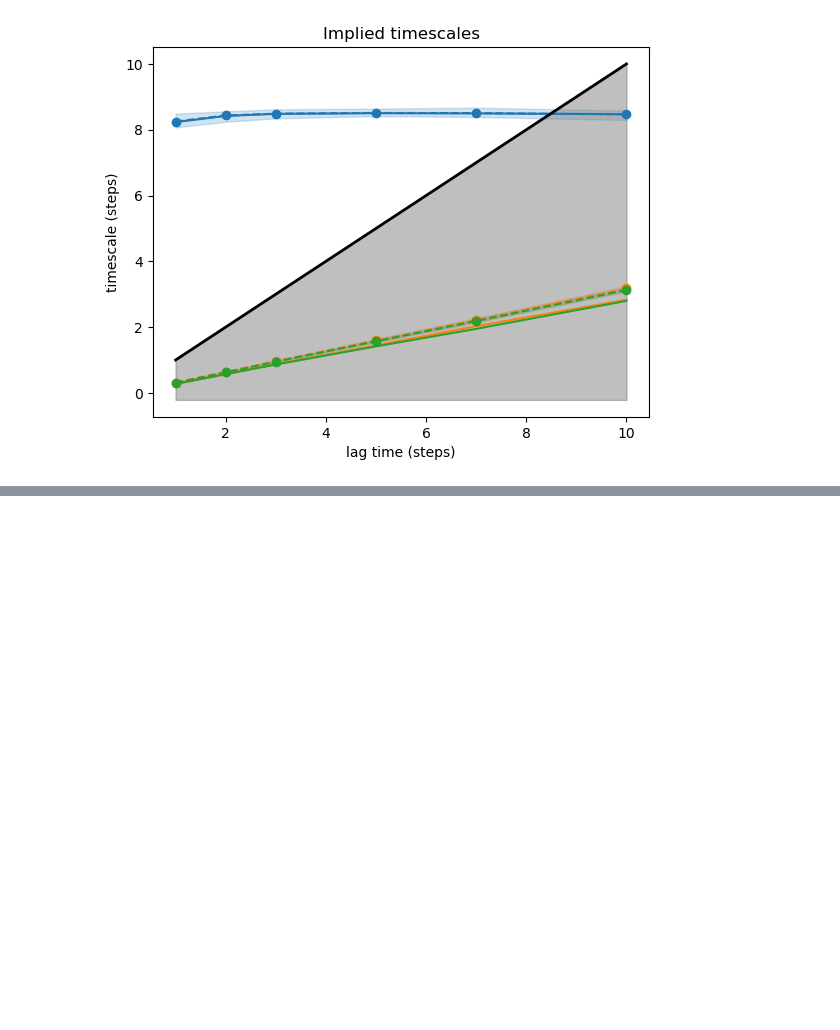
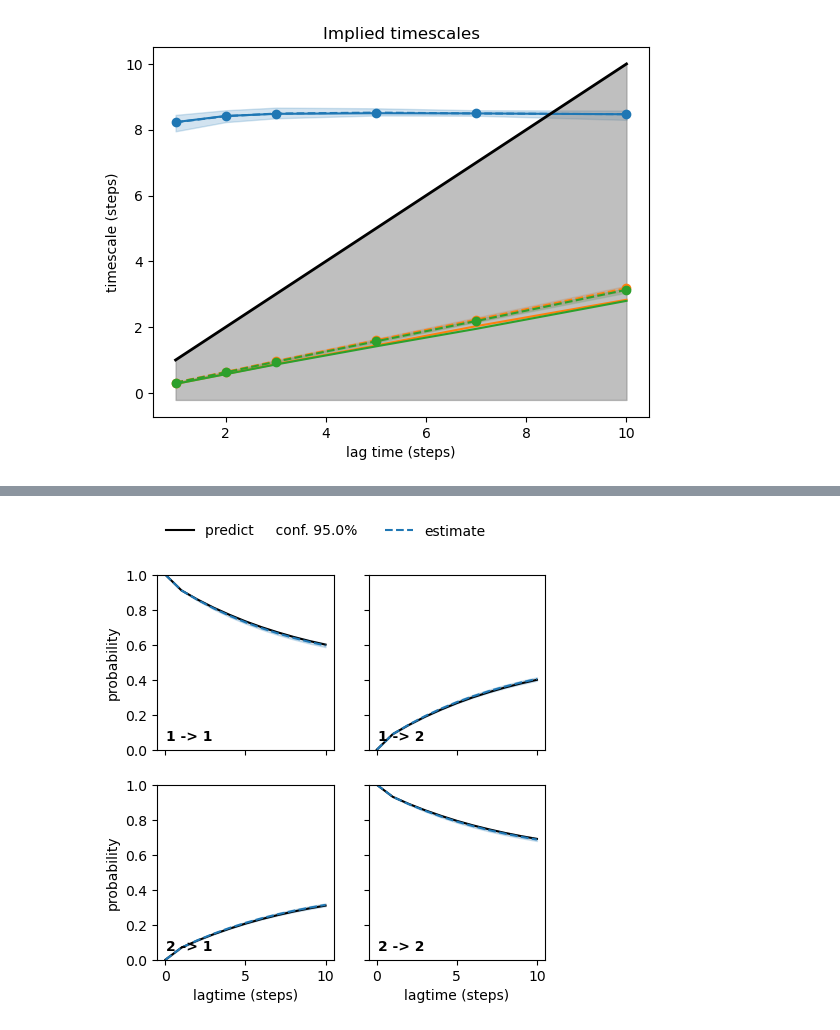
Before and after one commit to Mansbach-Lab/deeptimeMSMs, a Jupyter notebook: step2-msm-estimation-and-validation.ipynb, the cells around one changed output, grey strips where cells are left out. Cells and saved outputs as stored; diff of their text form; code cells hidden in the pictures; blank space fills up the shorter version.

```diff
--- a/step2-msm-estimation-and-validation.ipynb
+++ b/step2-msm-estimation-and-validation.ipynb
@@ -143,0 +193,12 @@ note also the discussion of how to do PCCA++: https://deeptime-ml.github.io/late
+# %%
+from deeptime.plots.chapman_kolmogorov import plot_ck_test
+models = []
+for lag in range(1,11):
+    counts_estimator = TransitionCountEstimator(lagtime=lag, count_mode='effective')
+    models.append(BayesianMSM().fit_fetch(counts_estimator.fit_fetch(assignments)))
+
+test_model = models[0]
+ck_test = test_model.ck_test(models,n_metastable_sets=2)
+grid = plot_ck_test(ck_test,legend=True)
+# %% [output]
+[figure, added]
```
Also changed, not shown: parts of 38 cells of this notebook, 2 other files.
